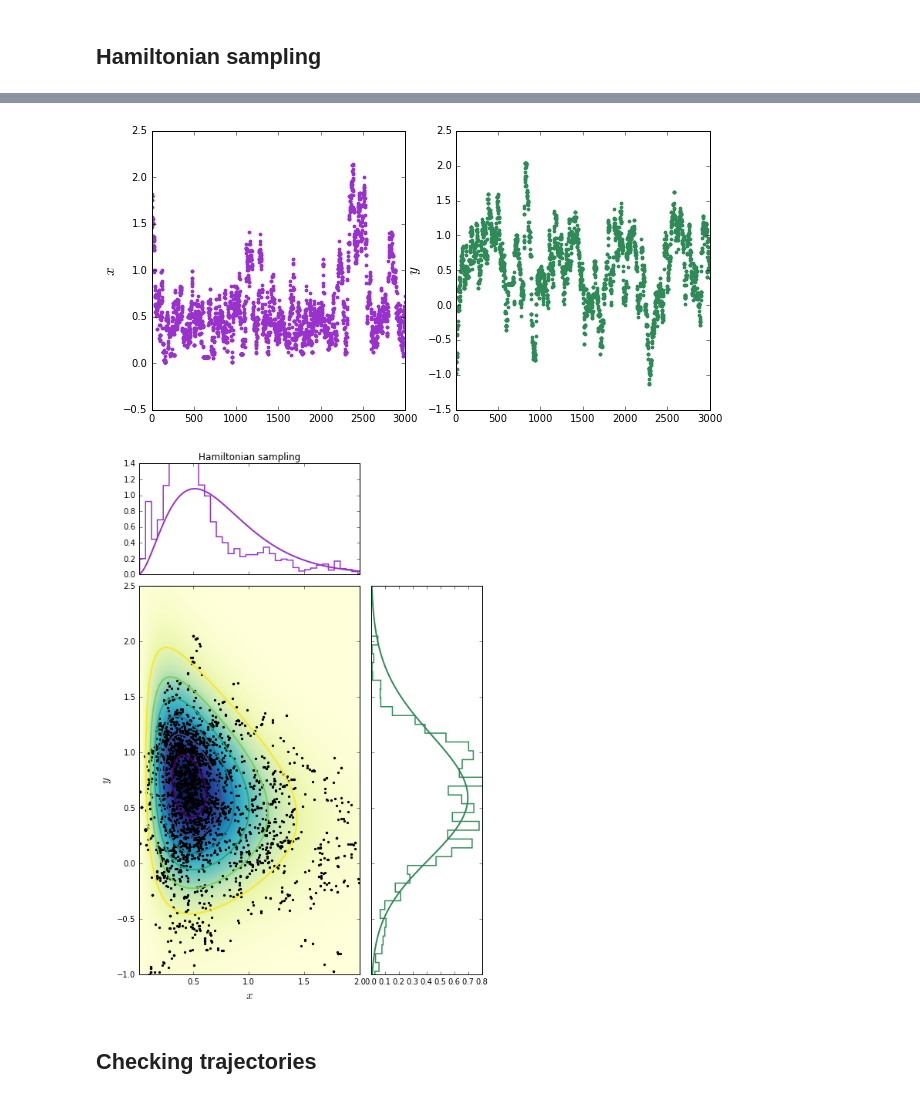
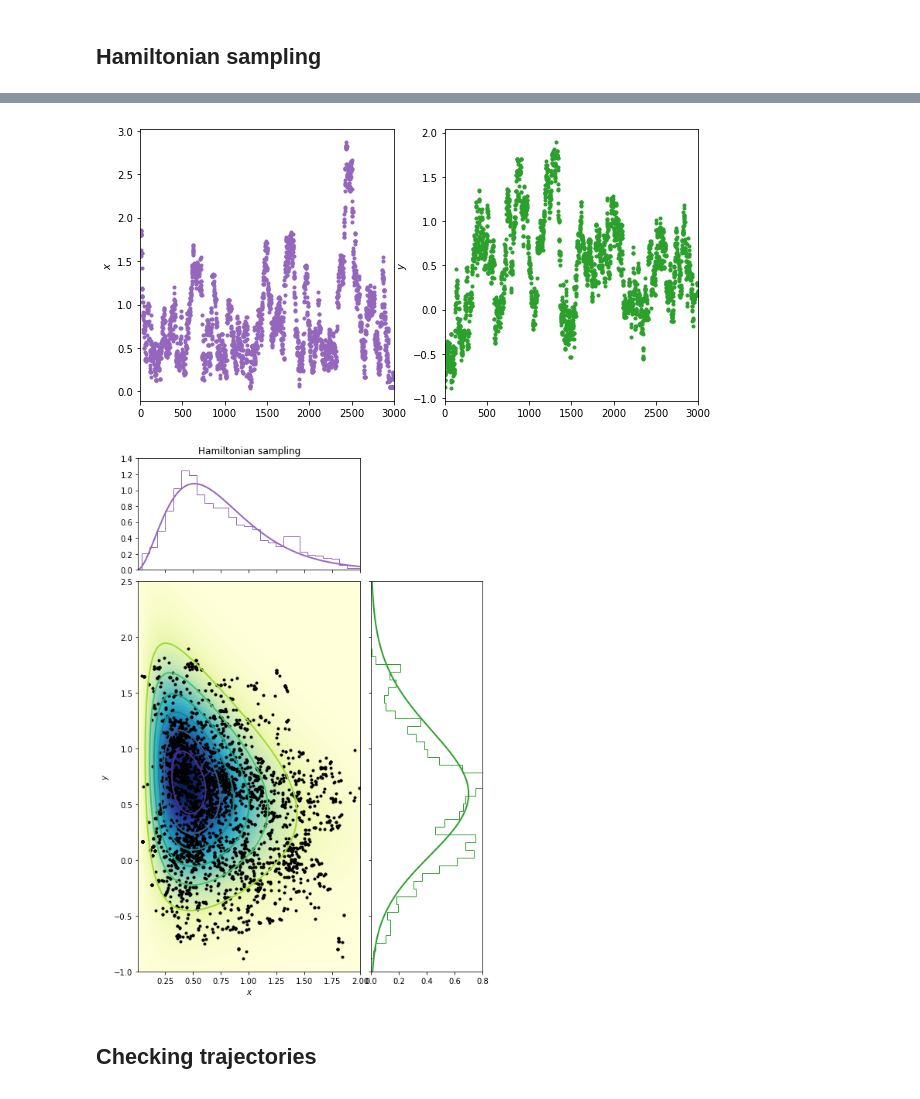
Before and after one commit to florent-leclercq/Bayes_InfoTheory, a Jupyter notebook: MCMC_Hamiltonian.ipynb, the cells around one changed output, grey strips where cells are left out. Drawn from its saved outputs; the diff is of its cells as text; code cells hidden in the pictures.

```diff
--- a/MCMC_Hamiltonian.ipynb
+++ b/MCMC_Hamiltonian.ipynb
@@ -11,7 +11,9 @@ from scipy.stats import norm
 from matplotlib import pyplot as plt
 from matplotlib.ticker import NullFormatter
 from cycler import cycler
+np.random.seed(123456)
 %matplotlib inline
+plt.rcParams.update({'lines.linewidth': 2})
 # %% [markdown]
 ## The target pdf
 # %%
@@ -149,6 +145,7 @@ plt.show()
 ## Hamiltonian sampling
 # %%
 def Hamiltonian_sampler(psi,dpsi_dx,dpsi_dy,MassMatrix,stepstd,Ntries,x_start,y_start):
+    InvMassMatrix=np.linalg.inv(MassMatrix)
     Naccepted=0
     x=x_start
     y=y_start
@@ -156,13 +153,13 @@ def Hamiltonian_sampler(psi,dpsi_dx,dpsi_dy,MassMatrix,stepstd,Ntries,x_start,y_
     samples_x[0]=x
     samples_y=np.zeros(Ntries+1)
     samples_y[0]=y
-    for i in xrange(Ntries):
+    for i in range(Ntries):
         # compute potential energy and gradient
         old_x = x
         old_y = y
         old_psi = psi(old_x,old_y)
-        dpsidx = dpsi_dx_scalar(old_x,old_y)
-        dpsidy = dpsi_dy_scalar(old_x,old_y)
+        dpsidx = dpsi_dx(old_x,old_y)
+        dpsidy = dpsi_dy(old_x,old_y)
 
         # randomly draw momenta
         p_x = norm(0.,1.).rvs()
@@ -170,7 +167,7 @@ def Hamiltonian_sampler(psi,dpsi_dx,dpsi_dy,MassMatrix,stepstd,Ntries,x_start,y_
         p = np.array((p_x,p_y))
 
         # compute kinetic energy
-        old_K = p.T.dot(MassMatrix).dot(p)/2.
+        old_K = p.T.dot(InvMassMatrix).dot(p)/2.
 
         # compute Hamiltonian
         old_H = old_K + old_psi
@@ -183,12 +180,15 @@ def Hamiltonian_sampler(psi,dpsi_dx,dpsi_dy,MassMatrix,stepstd,Ntries,x_start,y_
             # Kick: make half step in p_x, p_y
             p_x -= stepsize*dpsidx/2.0
             p_y -= stepsize*dpsidy/2.0
+            # compute velocities
+            p = np.array((p_x,p_y))
+            v_x,v_y = InvMassMatrix.dot(p)
             # Drift: make full step in (x,y)
-            new_x = old_x+stepsize*p_x
-            new_y = old_y+stepsize*p_y
+            new_x = old_x+stepsize*v_x
+            new_y = old_y+stepsize*v_y
             # compute new gradient
-            dpsidx = dpsi_dx_scalar(new_x,new_y)
-            dpsidy = dpsi_dy_scalar(new_x,new_y)
+            dpsidx = dpsi_dx(new_x,new_y)
+            dpsidy = dpsi_dy(new_x,new_y)
             # Kick: make half step in p_x, p_y
             p_x -= stepsize*dpsidx/2.0
             p_y -= stepsize*dpsidy/2.0
@@ -196,7 +196,7 @@ def Hamiltonian_sampler(psi,dpsi_dx,dpsi_dy,MassMatrix,stepstd,Ntries,x_start,y_
 
         # compute new energy and Hamiltonian
         new_psi = psi(new_x,new_y)
-        new_K = p.T.dot(MassMatrix).dot(p)/2.
+        new_K = p.T.dot(InvMassMatrix).dot(p)/2.
         new_H = new_K + new_psi
         dH = new_H - old_H
 
@@ -238,14 +238,15 @@ fraction_accepted
 # %%
 f, (ax1, ax2) = plt.subplots(1, 2, figsize=(10,5))
+f.subplots_adjust(wspace=0.2)
 ax1.set_xlim(0,Ntries)
-ax1.set_ylabel("$x$",size=15)
-ax1.scatter(np.arange(Ntries+1),samples_x,color='darkorchid',marker='.',linewidth=1.5)
+ax1.set_ylabel("$x$")
+ax1.scatter(np.arange(Ntries+1),samples_x,color='C4',marker='.')
 ax2.set_xlim(0,Ntries)
-ax2.set_ylabel("$y$",size=15)
-ax2.scatter(np.arange(Ntries+1),samples_y,color='seagreen',marker='.',linewidth=1.5)
+ax2.set_ylabel("$y$")
+ax2.scatter(np.arange(Ntries+1),samples_y,color='C2',marker='.')
 plt.show()
 # %% [output]
-[figure, old version]
+[figure, new version]
 # %%
 nullfmt = NullFormatter()         # no labels
 
@@ -273,26 +274,27 @@ axpdfy.yaxis.set_major_formatter(nullfmt)
 # the scatter plot:
 ax.set_xlim(xmin,xmax)
 ax.set_ylim(ymin,ymax)
-ax.set_xlabel("$x$",size=15)
-ax.set_ylabel("$y$",size=15)
+ax.set_xlabel("$x$")
+ax.set_ylabel("$y$")
 ax.imshow(Z,extent=(xmin,xmax,ymin,ymax),origin='lower',cmap='YlGnBu')
-ax.contour(X,Y,Z,extent=(xmin,xmax,ymin,ymax),origin='lower',linewidths=2,cmap='viridis_r')
+ax.contour(X,Y,Z,extent=(xmin,xmax,ymin,ymax),origin='lower',cmap='viridis_r')
 ax.scatter(samples_x,samples_y,marker='.',color='black')
 
+# the histograms:
 axpdfx.set_xlim(xmin,xmax)
-axpdfx.set_ylim(0,1.4)
-axpdfx.plot(x,target_marginal_x(x)/Nx,linewidth=2.,color='darkorchid')
-axpdfx.hist(samples_x,40,normed=True,histtype='step',color='darkorchid',linewidth=1.5)
+axpdfx.set_ylim([0,1.4])
+axpdfx.plot(x,target_marginal_x(x)/Nx,color='C4')
+axpdfx.hist(samples_x,40,density=True,histtype='step',color='C4')
 
-axpdfy.set_xlim(0,0.8)
+axpdfy.set_xlim([0,0.8])
 axpdfy.set_ylim(ymin,ymax)
-axpdfy.plot(target_marginal_y(y)/Ny,y,linewidth=2.,color='seagreen')
-axpdfy.hist(samples_y,40,normed=True,histtype='step',color='seagreen',linewidth=1.5,orientation='horizontal')
+axpdfy.plot(target_marginal_y(y)/Ny,y,color='C2')
+axpdfy.hist(samples_y,40,density=True,histtype='step',color='C2',orientation='horizontal')
 
 axpdfx.set_title("Hamiltonian sampling")
 plt.show()
 # %% [output]
-[figure, old version]
+[figure, new version]
 # %% [markdown]
 ## Checking trajectories
 # %%
```
Also changed, not shown: parts of 15 cells of this notebook.
